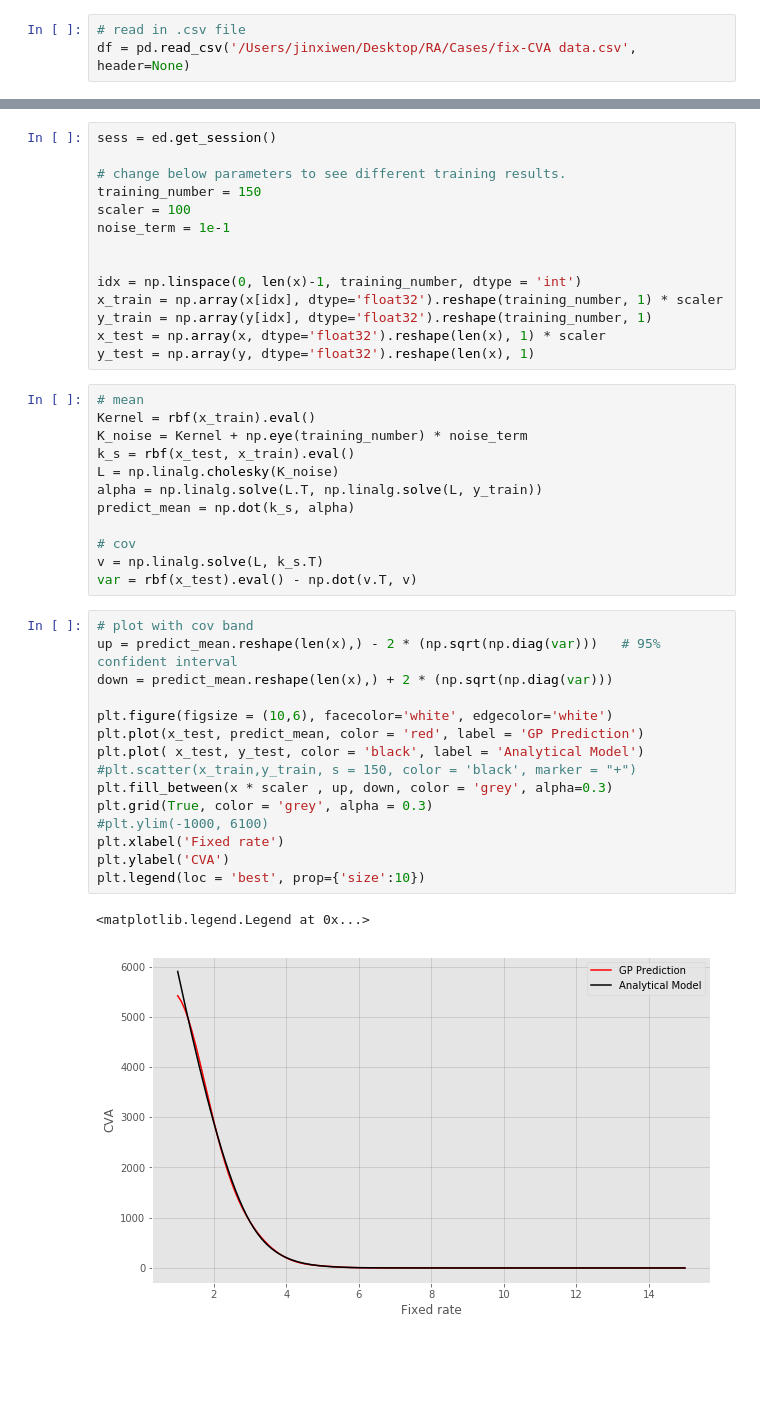
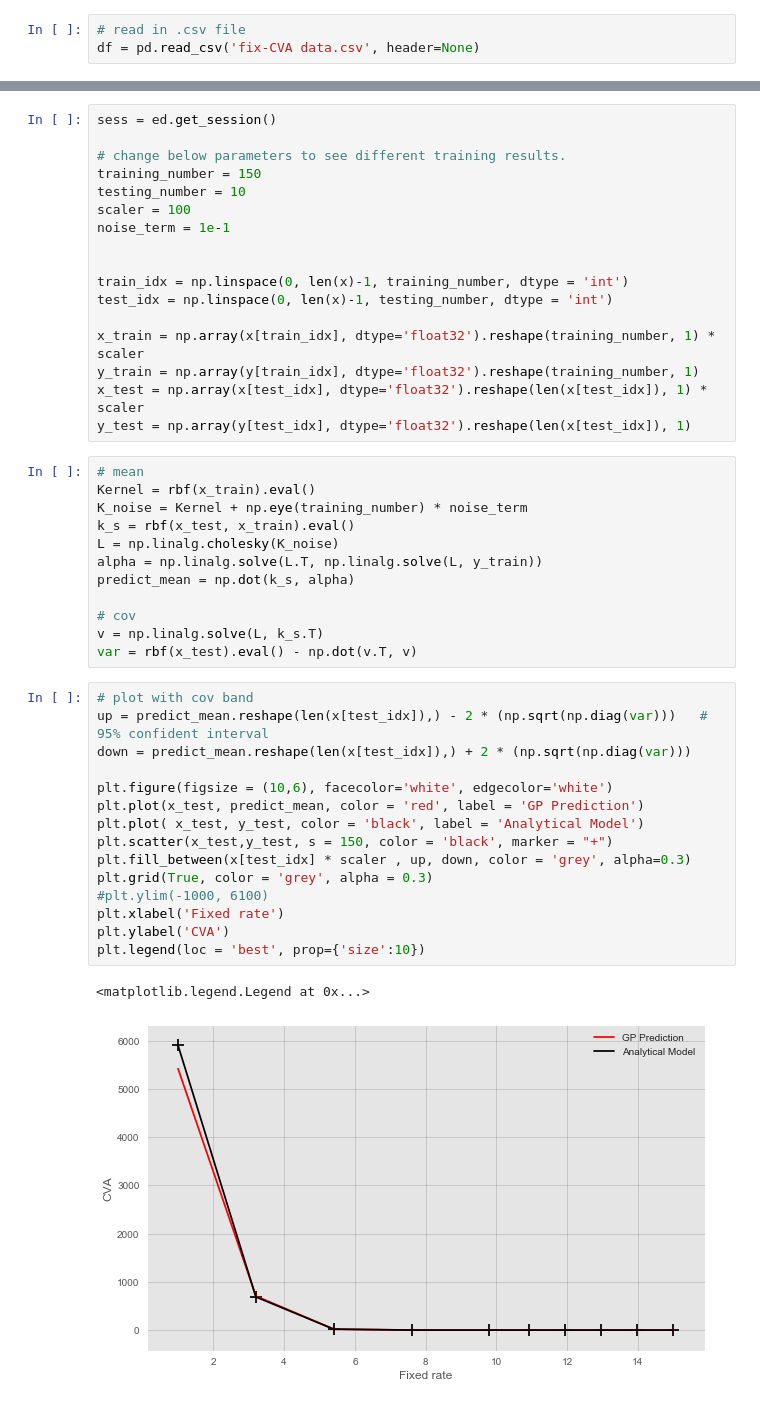
Before and after one commit to xiwenjin/Bayesian-modeling, a Jupyter notebook: fix to CVA.ipynb, the cells around one changed output, grey strips where cells are left out. Drawn from its saved outputs; the diff is of its cells as text; blank space fills up the shorter version.

Commit message:
test points

```diff
--- a/fix to CVA.ipynb
+++ b/fix to CVA.ipynb
@@ -292,7 +294,7 @@ import pandas as pd
 Given the range of fixed rate is from 0.01 to 0.15, which is too small for kernel function to reflect their relationship, we can multiply a scaler to change expand the change in fixed rate, as well as the noise term applied to K_noise. with different parameters below, we can obtain different training result.
 # %%
 # read in .csv file
-df = pd.read_csv('/Users/jinxiwen/Desktop/RA/Cases/fix-CVA data.csv', header=None)
+df = pd.read_csv('fix-CVA data.csv', header=None)
 # %%
 x = np.array(df.iloc[:,0], dtype='float32')
 y = np.array(df.iloc[:,1], dtype='float32')
@@ -301,15 +303,18 @@ sess = ed.get_session()
 
 # change below parameters to see different training results.
 training_number = 150
+testing_number = 10
 scaler = 100
 noise_term = 1e-1
 
 
-idx = np.linspace(0, len(x)-1, training_number, dtype = 'int')
-x_train = np.array(x[idx], dtype='float32').reshape(training_number, 1) * scaler
-y_train = np.array(y[idx], dtype='float32').reshape(training_number, 1)
-x_test = np.array(x, dtype='float32').reshape(len(x), 1) * scaler
-y_test = np.array(y, dtype='float32').reshape(len(x), 1)
+train_idx = np.linspace(0, len(x)-1, training_number, dtype = 'int')
+test_idx = np.linspace(0, len(x)-1, testing_number, dtype = 'int')
+
+x_train = np.array(x[train_idx], dtype='float32').reshape(training_number, 1) * scaler
+y_train = np.array(y[train_idx], dtype='float32').reshape(training_number, 1)
+x_test = np.array(x[test_idx], dtype='float32').reshape(len(x[test_idx]), 1) * scaler
+y_test = np.array(y[test_idx], dtype='float32').reshape(len(x[test_idx]), 1)
 # %%
 # mean
 Kernel = rbf(x_train).eval()
@@ -324,19 +329,19 @@ v = np.linalg.solve(L, k_s.T)
 var = rbf(x_test).eval() - np.dot(v.T, v)
 # %%
 # plot with cov band
-up = predict_mean.reshape(len(x),) - 2 * (np.sqrt(np.diag(var)))   # 95% confident interval
-down = predict_mean.reshape(len(x),) + 2 * (np.sqrt(np.diag(var)))
+up = predict_mean.reshape(len(x[test_idx]),) - 2 * (np.sqrt(np.diag(var)))   # 95% confident interval
+down = predict_mean.reshape(len(x[test_idx]),) + 2 * (np.sqrt(np.diag(var)))
 
 plt.figure(figsize = (10,6), facecolor='white', edgecolor='white')
 plt.plot(x_test, predict_mean, color = 'red', label = 'GP Prediction')
 plt.plot( x_test, y_test, color = 'black', label = 'Analytical Model')
-#plt.scatter(x_train,y_train, s = 150, color = 'black', marker = "+")
-plt.fill_between(x * scaler , up, down, color = 'grey', alpha=0.3)
+plt.scatter(x_test,y_test, s = 150, color = 'black', marker = "+")
+plt.fill_between(x[test_idx] * scaler , up, down, color = 'grey', alpha=0.3)
 plt.grid(True, color = 'grey', alpha = 0.3)
 #plt.ylim(-1000, 6100)
 plt.xlabel('Fixed rate')
 plt.ylabel('CVA')
 plt.legend(loc = 'best', prop={'size':10})
 # %% [output]
 <matplotlib.legend.Legend at 0x...>
-[figure, old version]
+[figure, new version]
```
Also changed, not shown: parts of 3 cells of this notebook.
